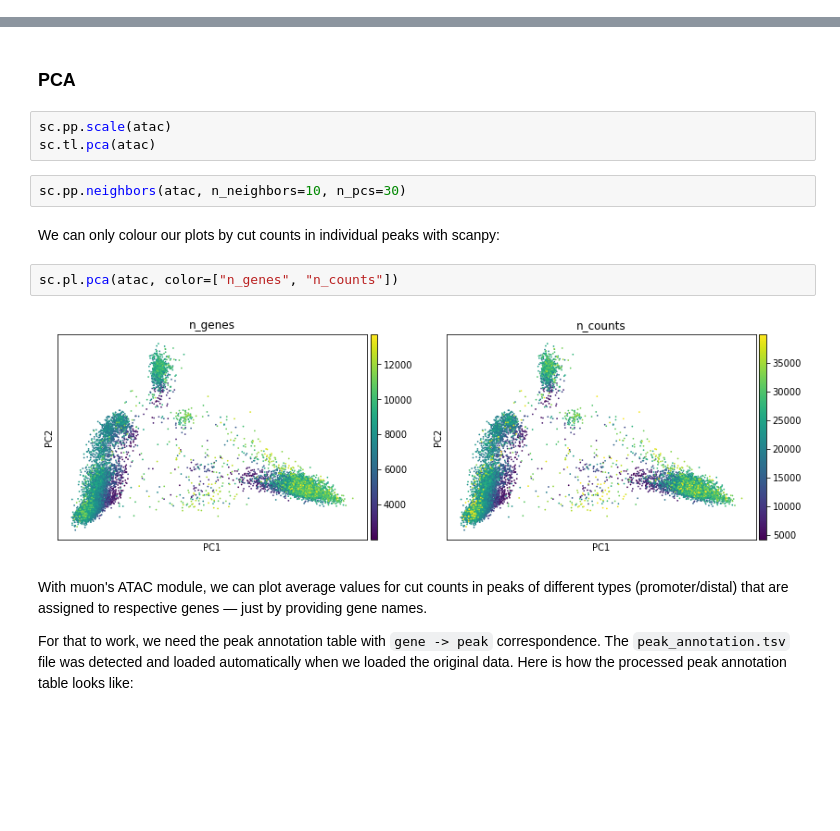
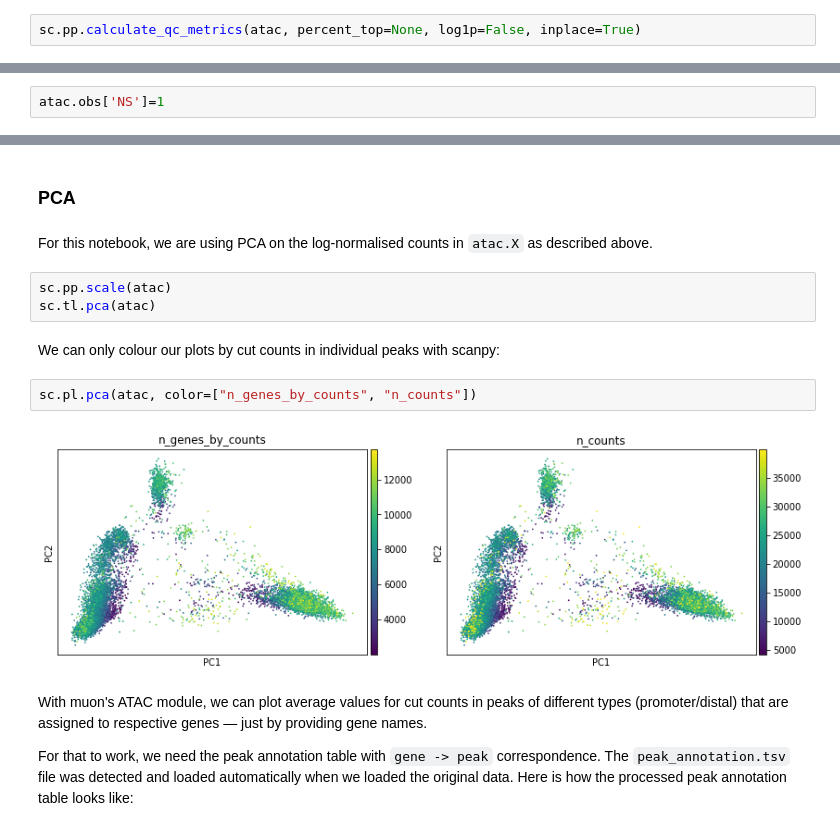
Before and after one commit to scverse/muon-tutorials, a Jupyter notebook: single-cell-rna-atac/pbmc10k/2-Chromatin-Accessibility-Processing.ipynb, the cells around one changed output, grey strips where cells are left out. Saved outputs shown, nothing was run; the diff lists cells and outputs as text; blank space fills up the shorter version.

````diff
--- a/single-cell-rna-atac/pbmc10k/2-Chromatin-Accessibility-Processing.ipynb
+++ b/single-cell-rna-atac/pbmc10k/2-Chromatin-Accessibility-Processing.ipynb
@@ -67 +65,3 @@ sc.pp.filter_genes(atac, min_cells=10)
+# %%
+sc.pp.calculate_qc_metrics(atac, percent_top=None, log1p=False, inplace=True)
 # %%
@@ -84,0 +108,2 @@ sc.pl.violin(atac, ['n_genes', 'n_counts'], jitter=0.4, multi_panel=True)
+# %%
+atac.obs['NS']=1
@@ -152,17 +216,17 @@ sc.pp.neighbors(atac, use_rep="X_lsi", n_neighbors=10, n_pcs=30)
 ```
 # %% [markdown]
 ### PCA
+# %% [markdown]
+For this notebook, we are using PCA on the log-normalised counts in `atac.X` as described above.
 # %%
 sc.pp.scale(atac)
 sc.tl.pca(atac)
-# %%
-sc.pp.neighbors(atac, n_neighbors=10, n_pcs=30)
 # %% [markdown]
 We can only colour our plots by cut counts in individual peaks with scanpy:
 # %%
-sc.pl.pca(atac, color=["n_genes", "n_counts"])
+sc.pl.pca(atac, color=["n_genes_by_counts", "n_counts"])
 # %% [output]
-[figure, old version]
+[figure, new version]
 # %% [markdown]
 With muon's ATAC module, we can plot average values for cut counts in peaks of different types (promoter/distal) that are assigned to respective genes — just by providing gene names.
 
````
Also changed, not shown: parts of 48 cells of this notebook, 1 other file.
